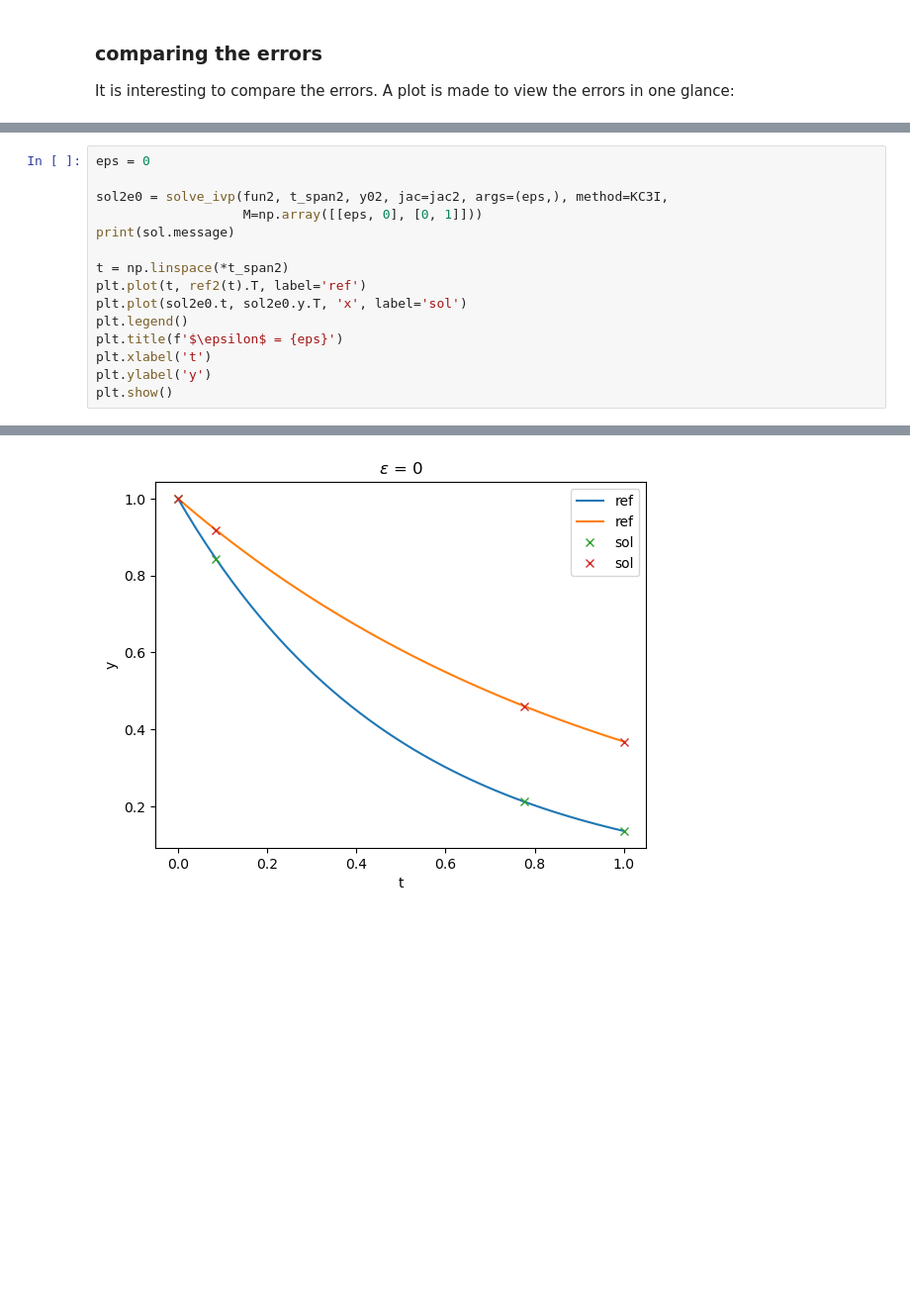
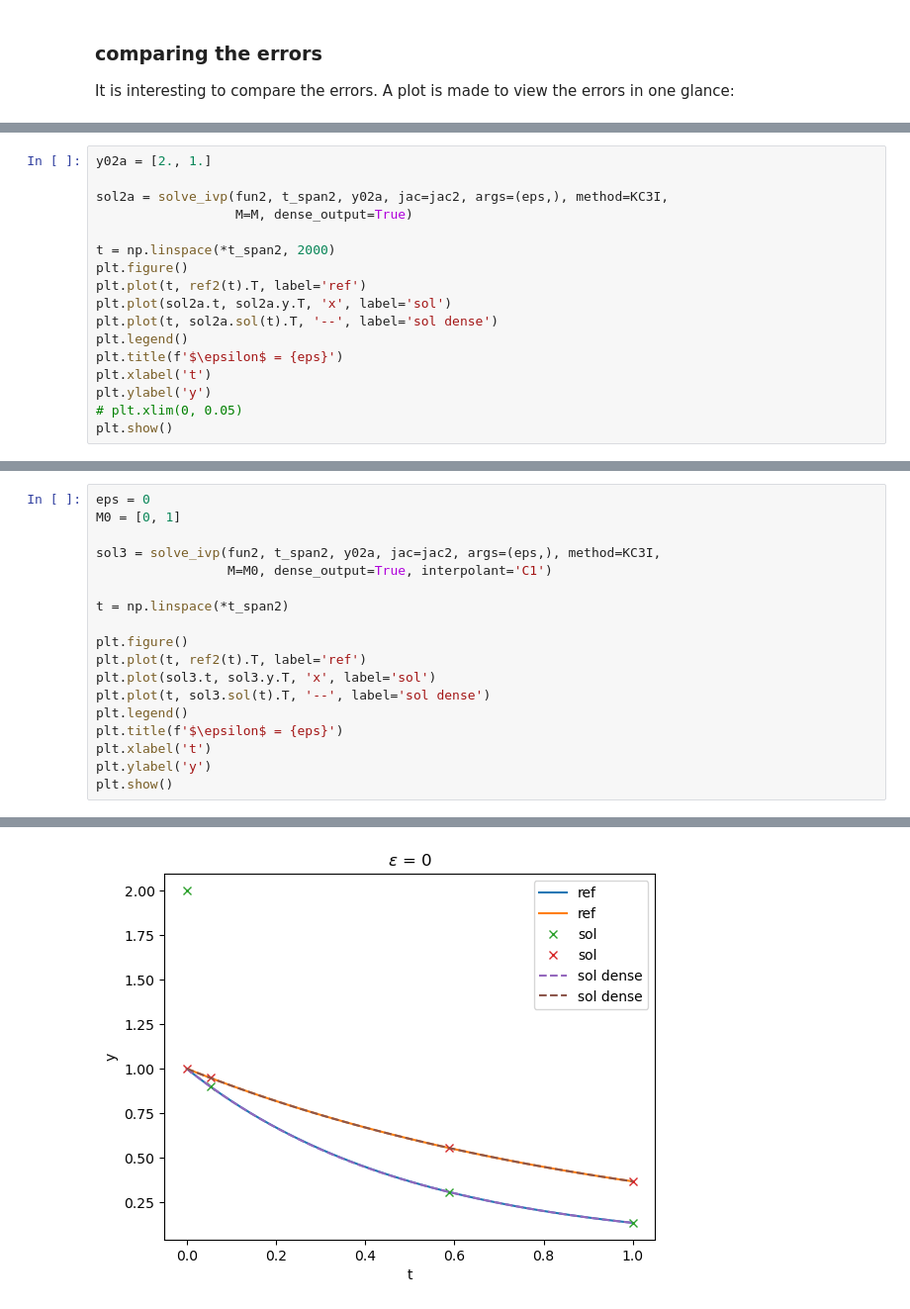
Before and after one commit to WRKampi/extensisq, a Jupyter notebook: docs/Demo_ESDIRK.ipynb, the cells around one changed output, grey strips where cells are left out. Shown at 99% size. Saved outputs shown, nothing was run; the diff lists cells and outputs as text; blank space fills up the shorter version.

Commit message:
add ESDIRK methods

```diff
--- a/docs/Demo_ESDIRK.ipynb
+++ b/docs/Demo_ESDIRK.ipynb
@@ -173,0 +178,17 @@ The solution is close to the reference for $\epsilon = 10^{-3}$. What happens if
+# %%
+y02a = [2., 1.]
+
+sol2a = solve_ivp(fun2, t_span2, y02a, jac=jac2, args=(eps,), method=KC3I,
+                  M=M, dense_output=True)
+
+t = np.linspace(*t_span2, 2000)
+plt.figure()
+plt.plot(t, ref2(t).T, label='ref')
+plt.plot(sol2a.t, sol2a.y.T, 'x', label='sol')
+plt.plot(t, sol2a.sol(t).T, '--', label='sol dense')
+plt.legend()
+plt.title(f'$\epsilon$ = {eps}')
+plt.xlabel('t')
+plt.ylabel('y')
+# plt.xlim(0, 0.05)
+plt.show()
@@ -174,13 +201,16 @@ The solution is close to the reference for $\epsilon = 10^{-3}$. What happens if
 # %%
 eps = 0
+M0 = [0, 1]
 
-sol2e0 = solve_ivp(fun2, t_span2, y02, jac=jac2, args=(eps,), method=KC3I,
-                   M=np.array([[eps, 0], [0, 1]]))
-print(sol.message)
+sol3 = solve_ivp(fun2, t_span2, y02a, jac=jac2, args=(eps,), method=KC3I,
+                 M=M0, dense_output=True, interpolant='C1')
 
 t = np.linspace(*t_span2)
+
+plt.figure()
 plt.plot(t, ref2(t).T, label='ref')
-plt.plot(sol2e0.t, sol2e0.y.T, 'x', label='sol')
+plt.plot(sol3.t, sol3.y.T, 'x', label='sol')
+plt.plot(t, sol3.sol(t).T, '--', label='sol dense')
 plt.legend()
 plt.title(f'$\epsilon$ = {eps}')
 plt.xlabel('t')
@@ -191 +226 @@ The solver successfully reached the end of the integration interval.
-[figure, old version]
+[figure, new version]
```
Also changed, not shown: parts of 20 cells of this notebook, 10 other files.
